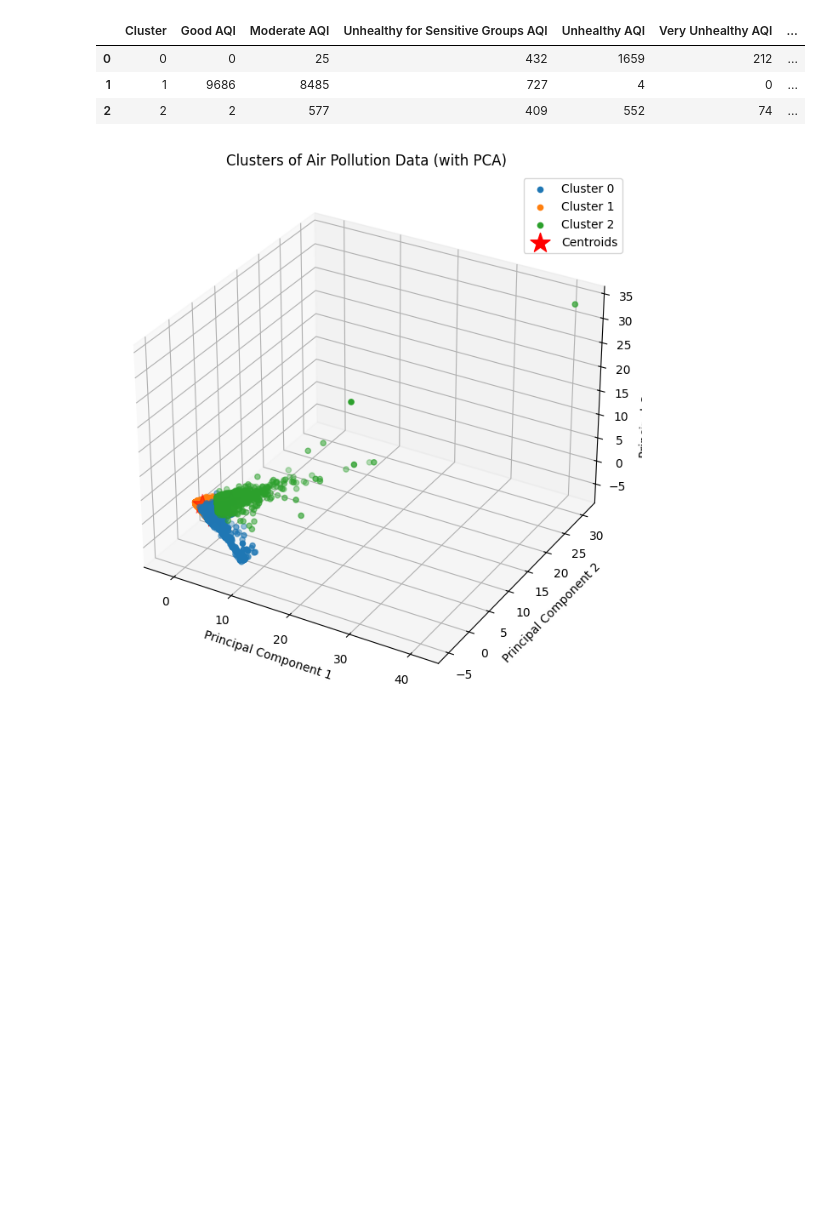
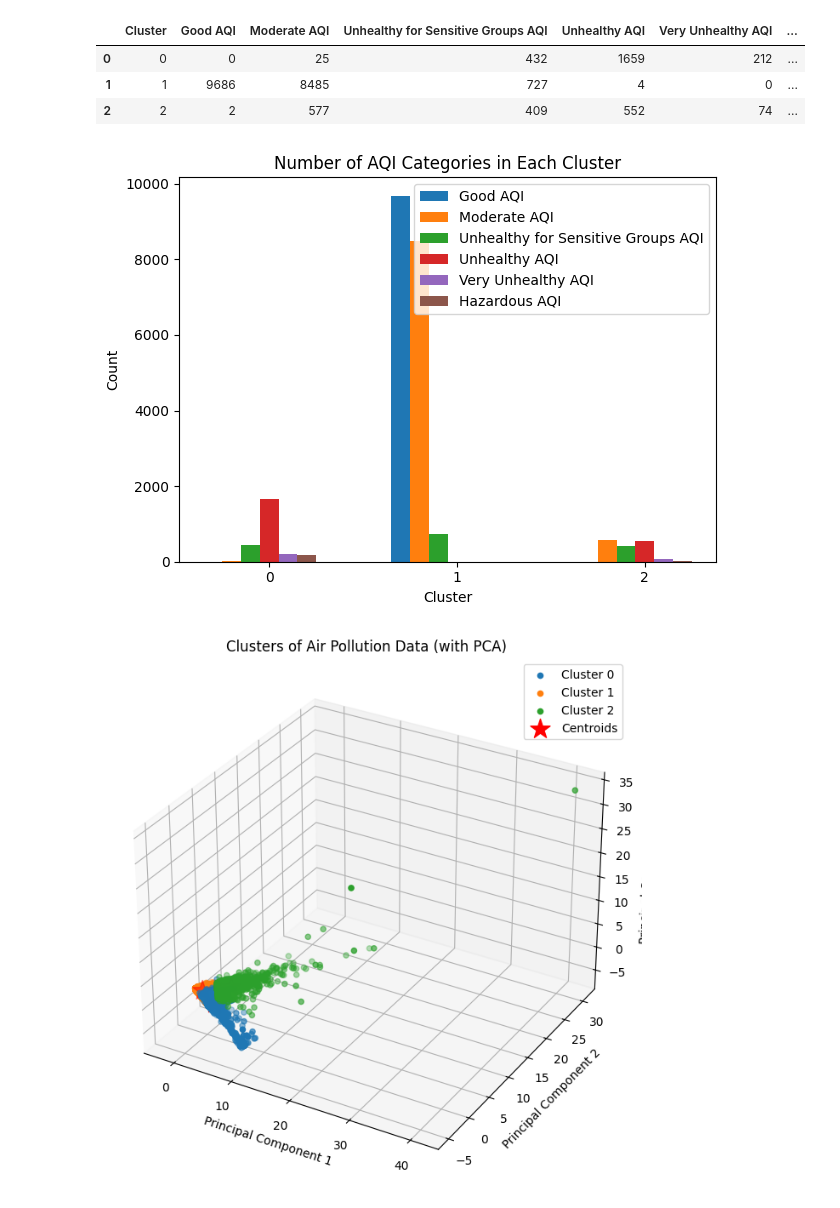
Before and after one commit to yudhamyn/PROJECT-AKHIR, a Jupyter notebook: yudha/main.ipynb, the cells around one changed output. Saved outputs shown, nothing was run; the diff lists cells and outputs as text; code cells hidden in the pictures; blank space fills up the shorter version.

Commit message:
tambah visualisasi persebaran categori aqi cluster

```diff
--- a/yudha/main.ipynb
+++ b/yudha/main.ipynb
@@ -739,6 +740,40 @@ cluster_aqi_counts
 | 0 | 0 | 0 | 25 | 432 | 1659 | 212 | ... |
 | 1 | 1 | 9686 | 8485 | 727 | 4 | 0 | ... |
 | 2 | 2 | 2 | 577 | 409 | 552 | 74 | ... |
+# %%
+import matplotlib.pyplot as plt
+
+# Data
+clusters = cluster_aqi_counts['Cluster']
+good_aqi = cluster_aqi_counts['Good AQI']
+moderate_aqi = cluster_aqi_counts['Moderate AQI']
+usg_aqi = cluster_aqi_counts['Unhealthy for Sensitive Groups AQI']
+unhealthy_aqi = cluster_aqi_counts['Unhealthy AQI']
+very_unhealthy_aqi = cluster_aqi_counts['Very Unhealthy AQI']
+hazardous_aqi = cluster_aqi_counts['Hazardous AQI']
+
+# Plotting
+bar_width = 0.1
+index = range(len(clusters))
+
+plt.bar(index, good_aqi, bar_width, label='Good AQI')
+plt.bar([i + bar_width for i in index], moderate_aqi, bar_width, label='Moderate AQI')
+plt.bar([i + 2 * bar_width for i in index], usg_aqi, bar_width, label='Unhealthy for Sensitive Groups AQI')
+plt.bar([i + 3 * bar_width for i in index], unhealthy_aqi, bar_width, label='Unhealthy AQI')
+plt.bar([i + 4 * bar_width for i in index], very_unhealthy_aqi, bar_width, label='Very Unhealthy AQI')
+plt.bar([i + 5 * bar_width for i in index], hazardous_aqi, bar_width, label='Hazardous AQI')
+
+plt.xlabel('Cluster')
+plt.ylabel('Count')
+plt.title('Number of AQI Categories in Each Cluster')
+plt.xticks([i + 3 * bar_width for i in index], clusters)
+plt.legend()
+plt.tight_layout()
+
+# Show plot
+plt.show()
+# %% [output]
+[figure, added]
 # %%
 from mpl_toolkits.mplot3d import Axes3D
 
```
Also changed, not shown: parts of 1 cell of this notebook.
